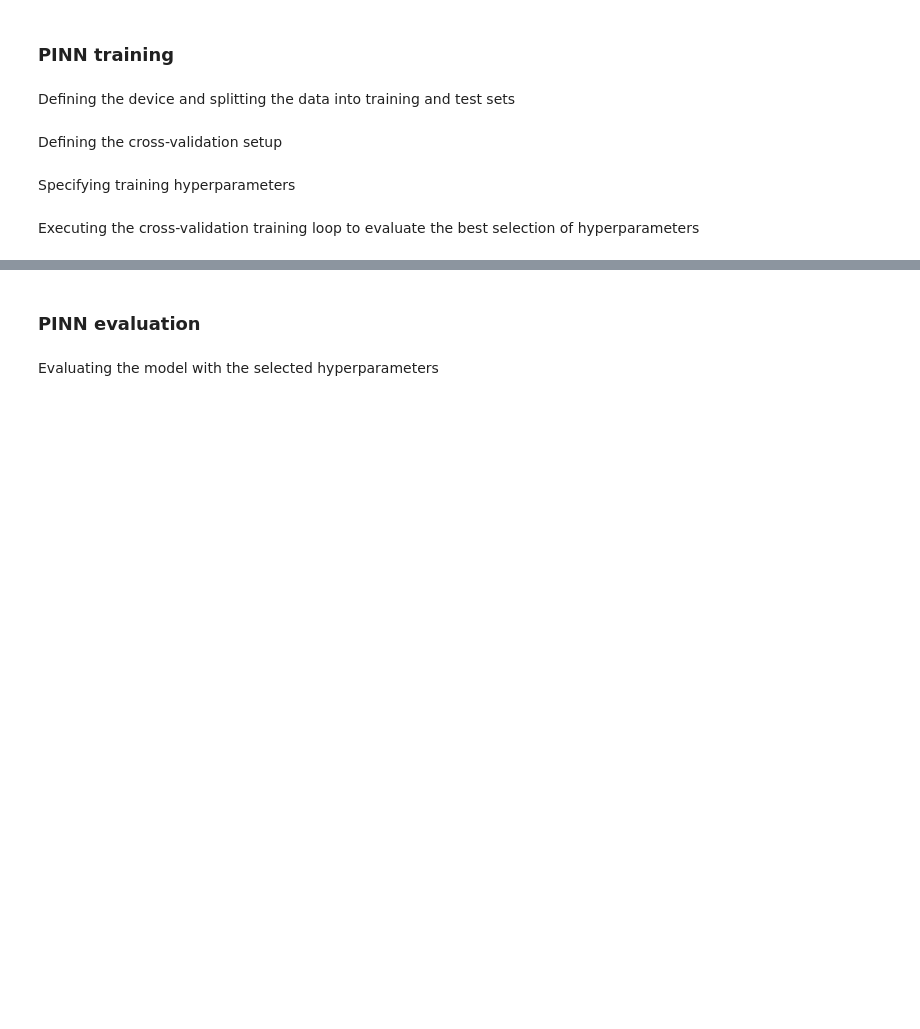
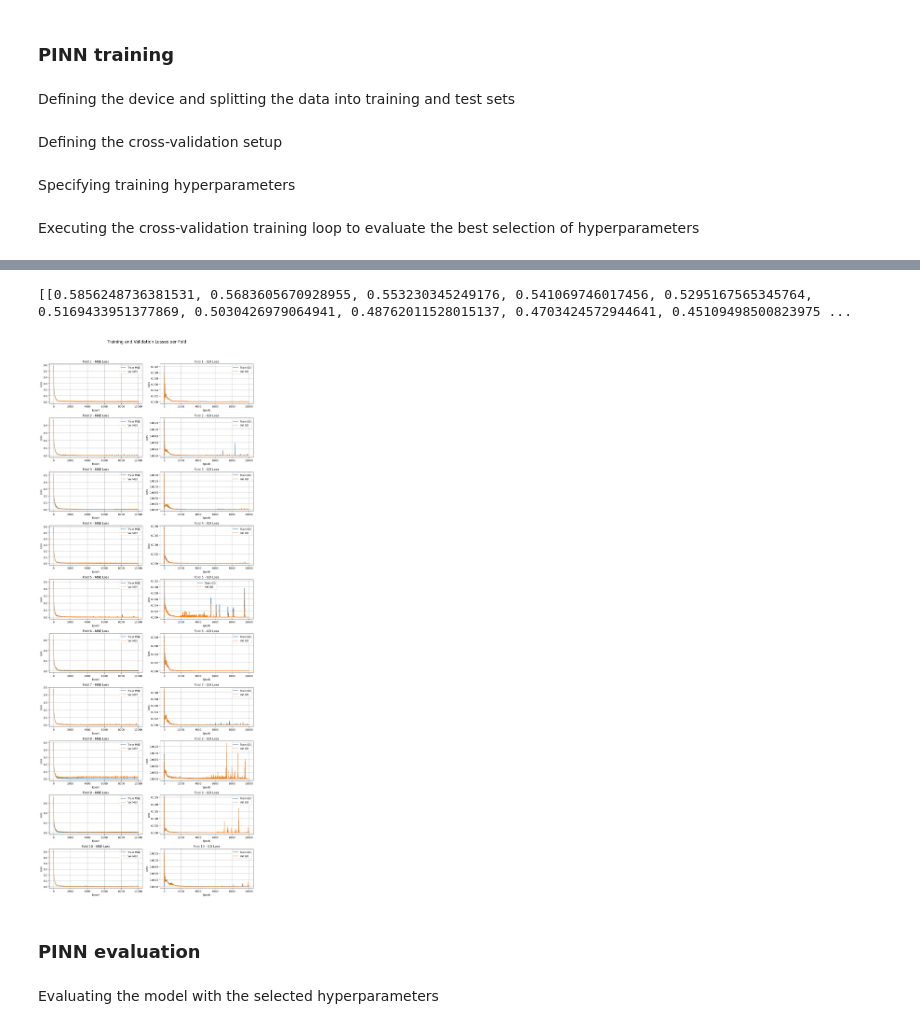
Before and after one commit to ThermoPhase-FCSRG/biofuels-sciml, a Jupyter notebook: notebooks/activity_coefficient_pinn_torch.ipynb, the cells around one changed output, grey strips where cells are left out. Cells and saved outputs as stored; diff of their text form; code cells hidden in the pictures; blank space fills up the shorter version.

```diff
--- a/notebooks/activity_coefficient_pinn_torch.ipynb
+++ b/notebooks/activity_coefficient_pinn_torch.ipynb
@@ -46,14 +45,14 @@ class NeuralNetArchitecture(nn.Module):
 Implement a custom loss function that enforces thermodynamic consistency by embedding the Gibbs-Duhem equation into the standard MSE loss
 # %%
 def gibbs_duhem_loss(
-    y_pred: torch.Tensor, y_true: torch.Tensor, X: torch.Tensor, lambda_gd: int = 1
-) -> tuple[torch.Tensor, torch.Tensor]:
+    y_pred: torch.Tensor, y_true: torch.Tensor, X: torch.Tensor, lambda_gd: float = 1.0
+) -> tuple[torch.Tensor, torch.Tensor, torch.Tensor, torch.Tensor]:
     # MSE loss
     mse_loss = F.mse_loss(y_pred, y_true, reduction="mean")
 
     # Calculate ln(gamma)
-    ln_gamma1 = torch.log(y_pred[:, 0])
-    ln_gamma2 = torch.log(y_pred[:, 1])
+    ln_gamma1 = y_pred[:, 0]
+    ln_gamma2 = y_pred[:, 1]
 
     # Compute partial derivatives
     dgamma1_dx1 = torch.autograd.grad(
@@ -78,9 +77,13 @@ def gibbs_duhem_loss(
 
     gibbs_duhem_term = x1 * dgamma1_dx1 + x2 * dgamma2_dx1
 
+    # Scale physics loss
+    gd_loss = torch.mean(gibbs_duhem_term**2)
+
     # Total loss
-    loss = mse_loss + torch.mean(gibbs_duhem_term ** 2) * lambda_gd
-    return loss, gibbs_duhem_term
+    loss = mse_loss + lambda_gd * gd_loss
+
+    return loss, mse_loss, gd_loss, gibbs_duhem_term
 # %% [markdown]
 ### Reading the data
 # %% [markdown]
@@ -122,9 +153,9 @@ kf = KFold(n_splits=k_folds, shuffle=True, random_state=42)
 # %% [markdown]
 Specifying training hyperparameters
 # %%
-num_epochs = 20000
+num_epochs = 10000
 learning_rate = 5e-3
-lambda_gd = 0
+lambda_gd = 1
 patience = 1000
 # %% [markdown]
 Executing the cross-validation training loop to evaluate the best selection of hyperparameters
@@ -231,3 +286,37 @@ print(f"Average test loss across {k_folds} folds: {np.mean(test_losses): .4f}")
+# %%
+epochs = range(1, num_epochs + 1)
+
+print(train_mse_per_fold)
+
+fig, axes = plt.subplots(nrows=k_folds, ncols=2, figsize=(12, 3 * k_folds))
+fig.suptitle("Training and Validation Losses per Fold", fontsize=16, y=1.02)
+
+for fold in range(k_folds):
+    # MSE plot
+    ax_mse = axes[fold, 0]
+    ax_mse.plot(epochs, train_mse_per_fold[fold], label="Train MSE", linestyle="-")
+    ax_mse.plot(epochs, val_mse_per_fold[fold], label="Val MSE", linestyle="--")
+    ax_mse.set_title(f"Fold {fold + 1} - MSE Loss")
+    ax_mse.set_xlabel("Epoch")
+    ax_mse.set_ylabel("Loss")
+    ax_mse.legend()
+    ax_mse.grid(True)
+
+    # GD plot
+    ax_gd = axes[fold, 1]
+    ax_gd.plot(epochs, train_gd_per_fold[fold], label="Train GD", linestyle="-")
+    ax_gd.plot(epochs, val_gd_per_fold[fold], label="Val GD", linestyle="--")
+    ax_gd.set_title(f"Fold {fold + 1} - GD Loss")
+    ax_gd.set_xlabel("Epoch")
+    ax_gd.set_ylabel("Loss")
+    ax_gd.legend()
+    ax_gd.grid(True)
+
+plt.tight_layout()
+plt.show()
+# %% [output]
+[[0.5856248736381531, 0.5683605670928955, 0.553230345249176, 0.541069746017456, 0.5295167565345764, 0.5169433951377869, 0.5030426979064941, 0.48762011528015137, 0.4703424572944641, 0.45109498500823975 ...
+[figure, added]
 # %% [markdown]
 ### PINN evaluation
 # %% [markdown]
```
Also changed, not shown: parts of 8 cells of this notebook, 4 other files.
